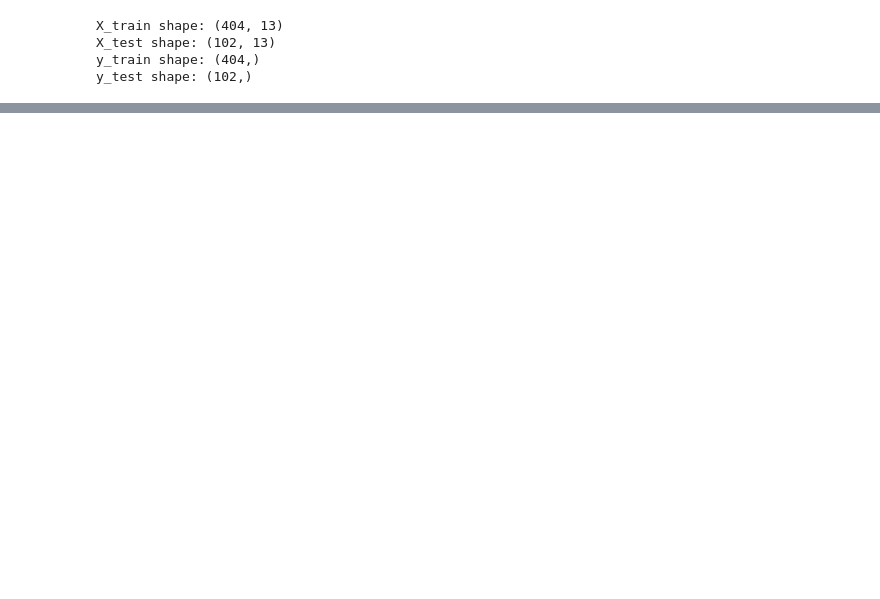
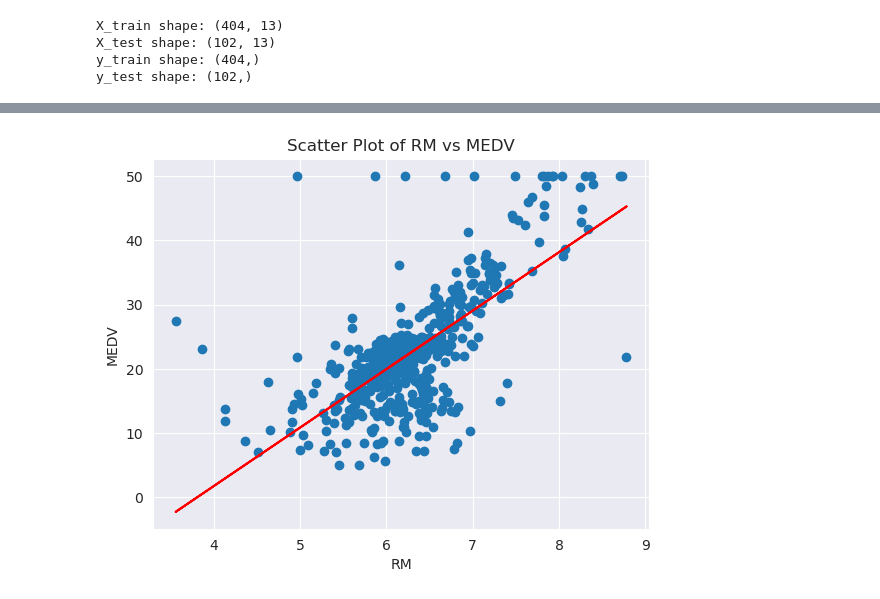
Before and after one commit to mattoh2410/F20DXCW, a Jupyter notebook: F20DX_CW.ipynb, the cells around one changed output, grey strips where cells are left out. Saved outputs shown, nothing was run; the diff lists cells and outputs as text; code cells hidden in the pictures; blank space fills up the shorter version.

```diff
--- a/F20DX_CW.ipynb
+++ b/F20DX_CW.ipynb
@@ -65,0 +142,16 @@ y_test shape: (102,)
+# %%
+plt.scatter(data['RM'], data['MEDV'])
+plt.xlabel('RM')
+plt.ylabel('MEDV')
+plt.title('Scatter Plot of RM vs MEDV')
+
+# Calculate the best fit line
+fit = np.polyfit(data['RM'], data['MEDV'], 1)
+line = np.poly1d(fit)
+
+# Plot the best fit line
+plt.plot(data['RM'], line(data['RM']), color='red')
+
+plt.show()
+# %% [output]
+[figure, added]
```
Also changed, not shown: parts of 17 cells of this notebook.
